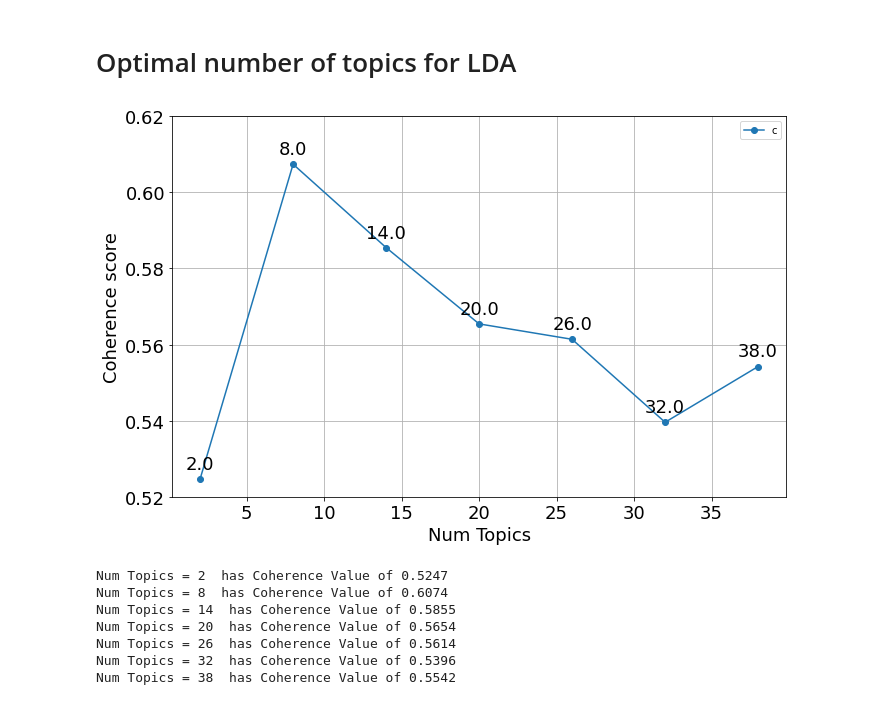
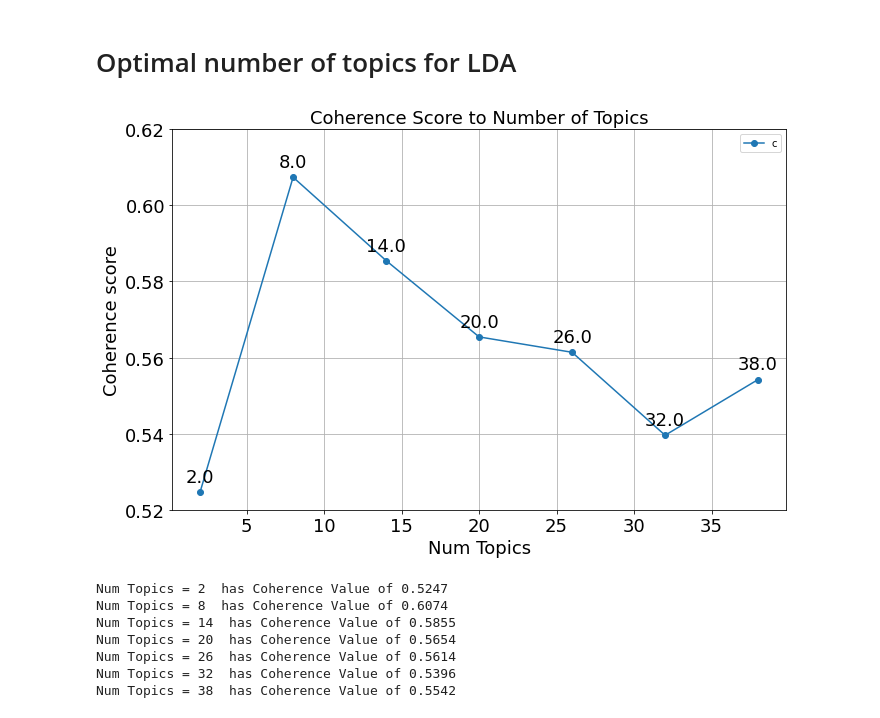
Before and after one commit to farhad-sadeghlo/NLP_Topic_Modeling, a Jupyter notebook: topic_modeling_and_visualization_with_Gensim.ipynb, the cells around one changed output. Drawn from its saved outputs; the diff is of its cells as text; code cells hidden in the pictures.

```diff
--- a/topic_modeling_and_visualization_with_Gensim.ipynb
+++ b/topic_modeling_and_visualization_with_Gensim.ipynb
@@ -468,24 +468,25 @@ model_list, coherence_values = compute_coherence_values(dictionary=id2word, corp
 # %%
 from bokeh.core.properties import FontSize
 # Show graph
 limit=40; start=2; step=6;
 x = range(start, limit, step)
 fontsize=18
 plt.figure(figsize=(11, 7))
 plt.plot(x, coherence_values, "-o")
 plt.xlabel("Num Topics", FontSize=fontsize)
 plt.ylabel("Coherence score", FontSize=fontsize)
 plt.legend(("coherence_values"), loc='best')
 plt.xticks(FontSize=fontsize)
 plt.yticks(FontSize=fontsize)
+plt.title('Coherence Score to Number of Topics', FontSize=fontsize)
 plt.ylim([0.52, 0.62])
 for xitem, yitem in np.nditer([x, coherence_values]):
   annotation = "{:.1f}".format(xitem)
   plt.annotate(annotation, (xitem, yitem), textcoords='offset points', xytext=(0,10), ha='center', FontSize=fontsize)
 plt.grid(True)
 plt.show()
 # %% [output]
-[figure, old version]
+[figure, new version]
 # %%
 # Print the coherence scores
 for m, cv in zip(x, coherence_values):
```
Also changed, not shown: parts of 2 cells of this notebook.
